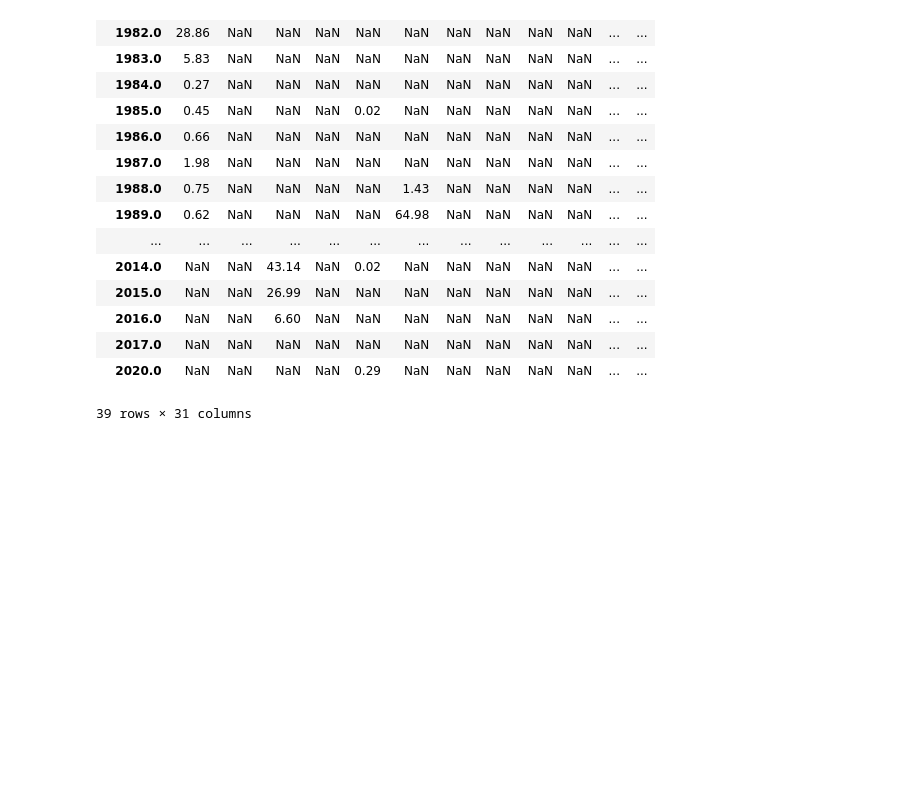
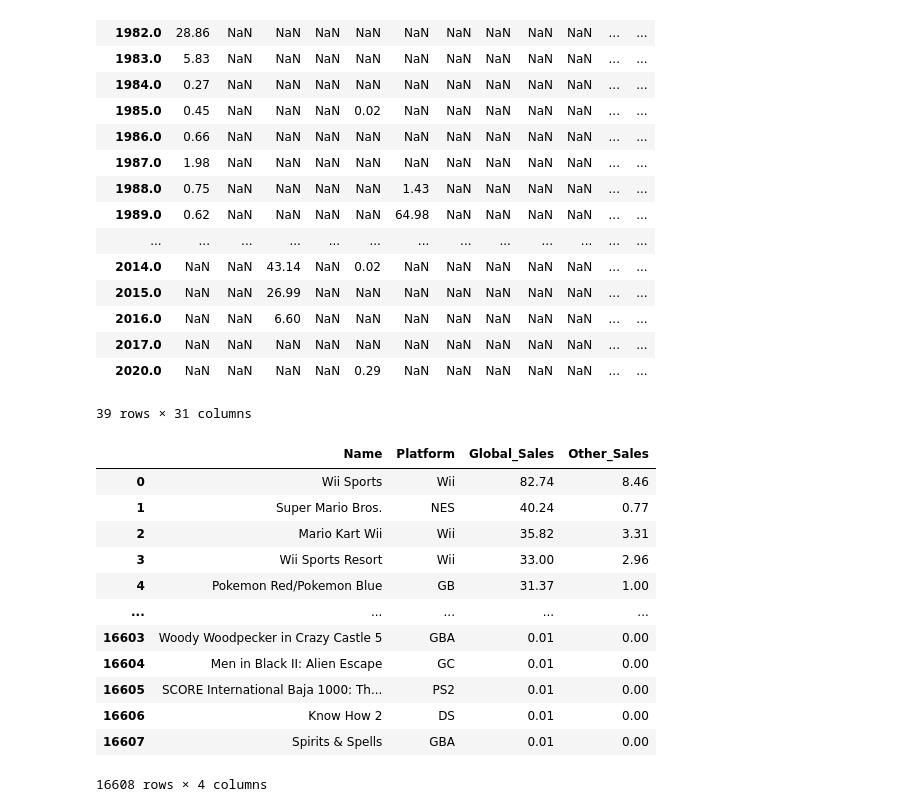
Before and after one commit to jordanarlan/UC-Berkeley-DS100, a Jupyter notebook: Week 2/Pandas III Notes.ipynb, the cells around one changed output. Drawn from its saved outputs; the diff is of its cells as text; code cells hidden in the pictures; blank space fills up the shorter version.

```diff
--- a/Week 2/Pandas III Notes.ipynb
+++ b/Week 2/Pandas III Notes.ipynb
@@ -157,3 +157,23 @@ sales.pivot_table(index = "Year", columns = "Platform", values = "Global_Sales",
 | 2017.0 | NaN | NaN | NaN | NaN | NaN | NaN | NaN | NaN | NaN | NaN | ... | ... |
 | 2020.0 | NaN | NaN | NaN | NaN | 0.29 | NaN | NaN | NaN | NaN | NaN | ... | ... |
 39 rows × 31 columns
+# %%
+l = sales[["Name","Platform", "Global_Sales"]]
+r = sales[["Name", "Platform" ,"Other_Sales"]]
+# %%
+m = pd.merge(left = l, right = r, left_on = ["Name","Platform"], right_on = ["Name","Platform"])
+m
+# %% [output]
+|  | Name | Platform | Global_Sales | Other_Sales |
+| 0 | Wii Sports | Wii | 82.74 | 8.46 |
+| 1 | Super Mario Bros. | NES | 40.24 | 0.77 |
+| 2 | Mario Kart Wii | Wii | 35.82 | 3.31 |
+| 3 | Wii Sports Resort | Wii | 33.00 | 2.96 |
+| 4 | Pokemon Red/Pokemon Blue | GB | 31.37 | 1.00 |
+| ... | ... | ... | ... | ... |
+| 16603 | Woody Woodpecker in Crazy Castle 5 | GBA | 0.01 | 0.00 |
+| 16604 | Men in Black II: Alien Escape | GC | 0.01 | 0.00 |
+| 16605 | SCORE International Baja 1000: Th... | PS2 | 0.01 | 0.00 |
+| 16606 | Know How 2 | DS | 0.01 | 0.00 |
+| 16607 | Spirits & Spells | GBA | 0.01 | 0.00 |
+16608 rows × 4 columns
```
